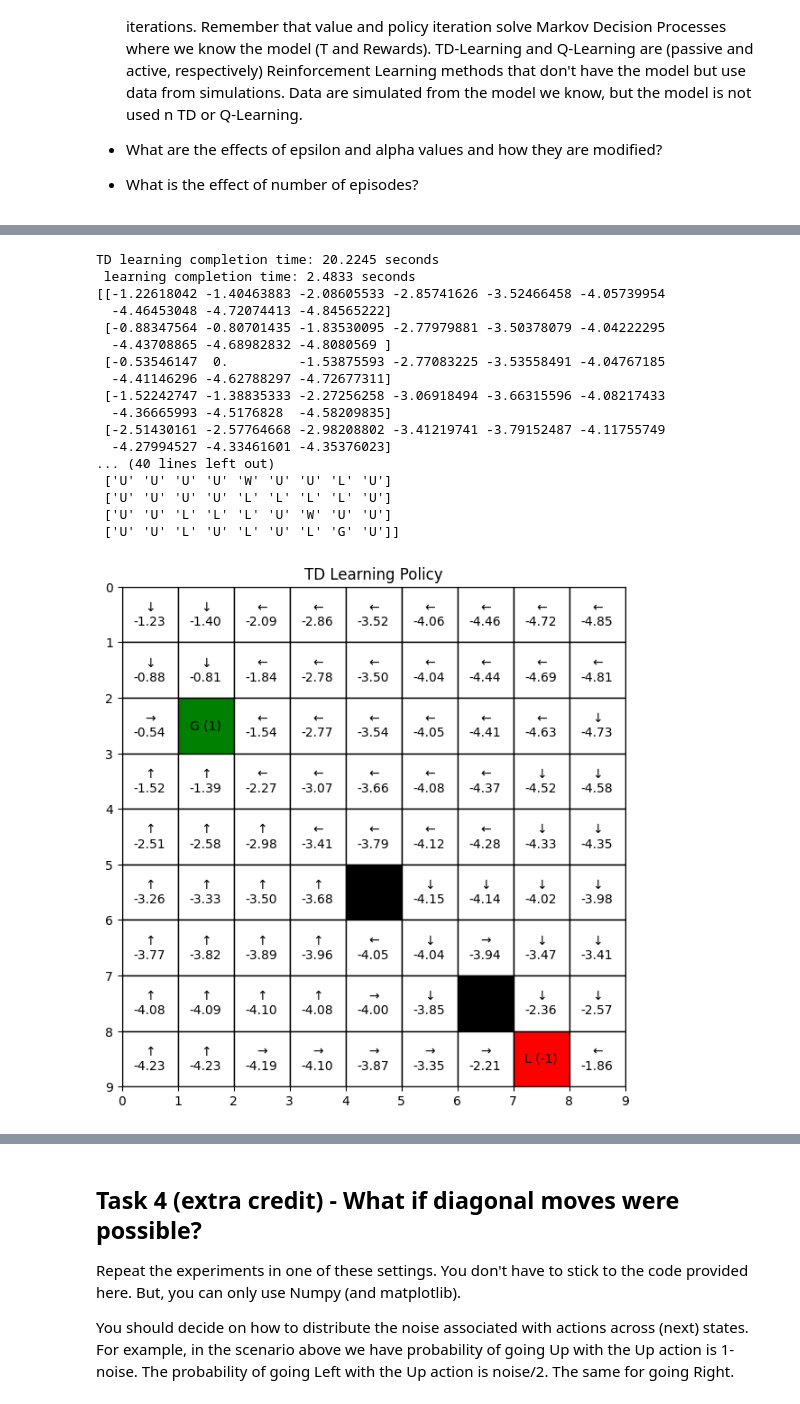
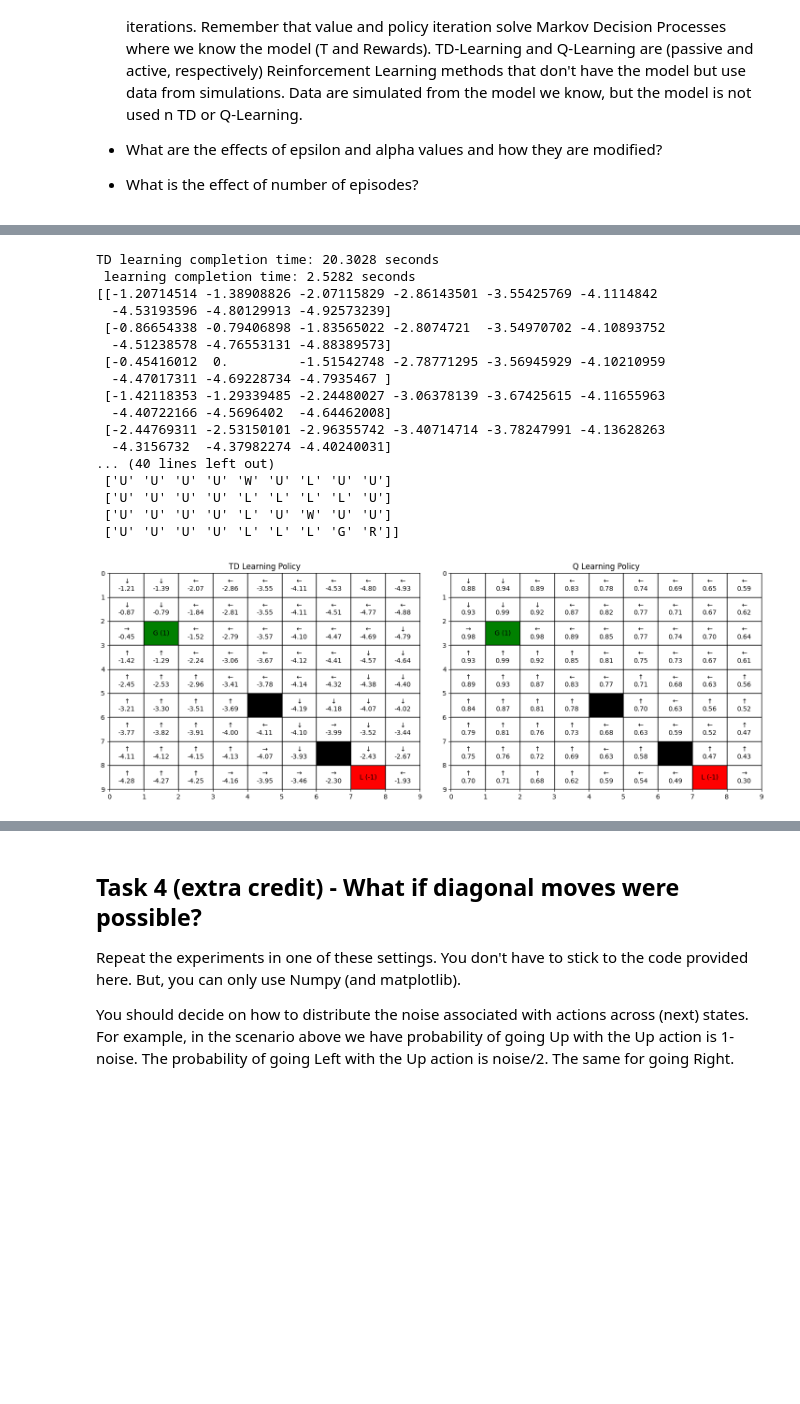
Before and after one commit to Masters-Halmstad/AI_Lab_3, a Jupyter notebook: lab3_code.ipynb, the cells around one changed output, grey strips where cells are left out. Cells and saved outputs as stored; diff of their text form; code cells hidden in the pictures; blank space fills up the shorter version.

```diff
--- a/lab3_code.ipynb
+++ b/lab3_code.ipynb
@@ -110,8 +110,12 @@ def properties(index, Walls, Terminals, Rewards, Values = None, Policy=None ):
         return "white", f"{arrow}\n{value_text}"
 
 
-def plot_grid(W, H, Terminals, Walls, Rewards, Values = None, Policy = None, title="Environment"):
-    fig, axis = plt.subplots(figsize=(0.8 * W, 0.8 * H))
+def plot_grid(W, H, Terminals, Walls, Rewards, Values = None, Policy = None, title="Environment", axis=None):
+    standalone = False
+    if axis is None:
+        fig, axis = plt.subplots(figsize=(0.8 * W, 0.8 * H))
+        standalone = True
+
     axis.set_xlim(0, W)
     axis.set_ylim(0, H)
     axis.invert_yaxis()
@@ -125,8 +129,10 @@ def plot_grid(W, H, Terminals, Walls, Rewards, Values = None, Policy = None, tit
             if cell_text:
                 axis.text(col + 0.5, row + 0.5, cell_text, ha="center", va="center", fontsize=10, color="black")
 
-    plt.title(title)
-    plt.show()
+
+    axis.set_title(title)
+    if standalone:
+        plt.show()
 # %%
 plot_grid(W, H, Terminals, Walls, Rewards, title="Environment 3")
 # %% [output]
@@ -370,44 +380,51 @@ Policy iteration completion time: 0.0130 seconds and iteration count is: 6 itera
 # %%
 #TD-Learning
 V_TD, Policy_TD = TD_learning(N_episodes, alpha, gamma, T, Rewards, Terminals, Walls)
 #Q-Learning
 V_Q, Policy_Q = Q_learning(N_episodes, epsilon, alpha, gamma, T, Rewards, Terminals, Walls)
 
 print(V_TD.reshape((H,W)))
 maze_TD = Directions[Policy_TD.astype(int)]
 maze_TD[Walls==1] = 'W'
 maze_TD[Terminals==1] = 'G'
 print(maze_TD.reshape((H,W)))
 
 print(V_Q.reshape((H,W)))
 maze_Q = Directions[Policy_Q.astype(int)]
 maze_Q[Walls==1] = 'W'
 maze_Q[Terminals==1] = 'G'
 print(maze_Q.reshape((H,W)))
 
 V_TD_flat = V_TD.flatten()
 V_Q_flat = V_Q.flatten()
 Policy_TD_flat = Policy_TD.flatten()
 Policy_Q_flat = Policy_Q.flatten()
 
-plot_grid(W, H, Terminals, Walls, Rewards, V_TD_flat, Policy_TD_flat, "TD Learning Policy")
-plot_grid(W, H, Terminals, Walls, Rewards, V_Q_flat, Policy_Q_flat, "Q Learning Policy")
+
+
+fig, axes = plt.subplots(1, 2, figsize=(18, 6))
+
+plot_grid(W, H, Terminals, Walls, Rewards, V_TD_flat, Policy_TD_flat, "TD Learning Policy", axis=axes[0])
+plot_grid(W, H, Terminals, Walls, Rewards, V_Q_flat, Policy_Q_flat, "Q Learning Policy", axis=axes[1])
+
+plt.subplots_adjust(wspace=0.1)
+plt.show()
 # %% [output]
-TD learning completion time: 20.2245 seconds
- learning completion time: 2.4833 seconds
-[[-1.22618042 -1.40463883 -2.08605533 -2.85741626 -3.52466458 -4.05739954
-  -4.46453048 -4.72074413 -4.84565222]
- [-0.88347564 -0.80701435 -1.83530095 -2.77979881 -3.50378079 -4.04222295
-  -4.43708865 -4.68982832 -4.8080569 ]
- [-0.53546147  0.         -1.53875593 -2.77083225 -3.53558491 -4.04767185
-  -4.41146296 -4.62788297 -4.72677311]
- [-1.52242747 -1.38835333 -2.27256258 -3.06918494 -3.66315596 -4.08217433
-  -4.36665993 -4.5176828  -4.58209835]
- [-2.51430161 -2.57764668 -2.98208802 -3.41219741 -3.79152487 -4.11755749
-  -4.27994527 -4.33461601 -4.35376023]
+TD learning completion time: 20.3028 seconds
+ learning completion time: 2.5282 seconds
+[[-1.20714514 -1.38908826 -2.07115829 -2.86143501 -3.55425769 -4.1114842
+  -4.53193596 -4.80129913 -4.92573239]
+ [-0.86654338 -0.79406898 -1.83565022 -2.8074721  -3.54970702 -4.10893752
+  -4.51238578 -4.76553131 -4.88389573]
+ [-0.45416012  0.         -1.51542748 -2.78771295 -3.56945929 -4.10210959
+  -4.47017311 -4.69228734 -4.7935467 ]
+ [-1.42118353 -1.29339485 -2.24480027 -3.06378139 -3.67425615 -4.11655963
+  -4.40722166 -4.5696402  -4.64462008]
+ [-2.44769311 -2.53150101 -2.96355742 -3.40714714 -3.78247991 -4.13628263
+  -4.3156732  -4.37982274 -4.40240031]
 ... (40 lines left out)
- ['U' 'U' 'U' 'U' 'W' 'U' 'U' 'L' 'U']
+ ['U' 'U' 'U' 'U' 'W' 'U' 'L' 'U' 'U']
  ['U' 'U' 'U' 'U' 'L' 'L' 'L' 'L' 'U']
- ['U' 'U' 'L' 'L' 'L' 'U' 'W' 'U' 'U']
- ['U' 'U' 'L' 'U' 'L' 'U' 'L' 'G' 'U']]
+ ['U' 'U' 'U' 'U' 'L' 'U' 'W' 'U' 'U']
+ ['U' 'U' 'U' 'U' 'L' 'L' 'L' 'G' 'R']]
-[figure, old version]
+[figure, new version]
```
Also changed, not shown: parts of 3 cells of this notebook.
